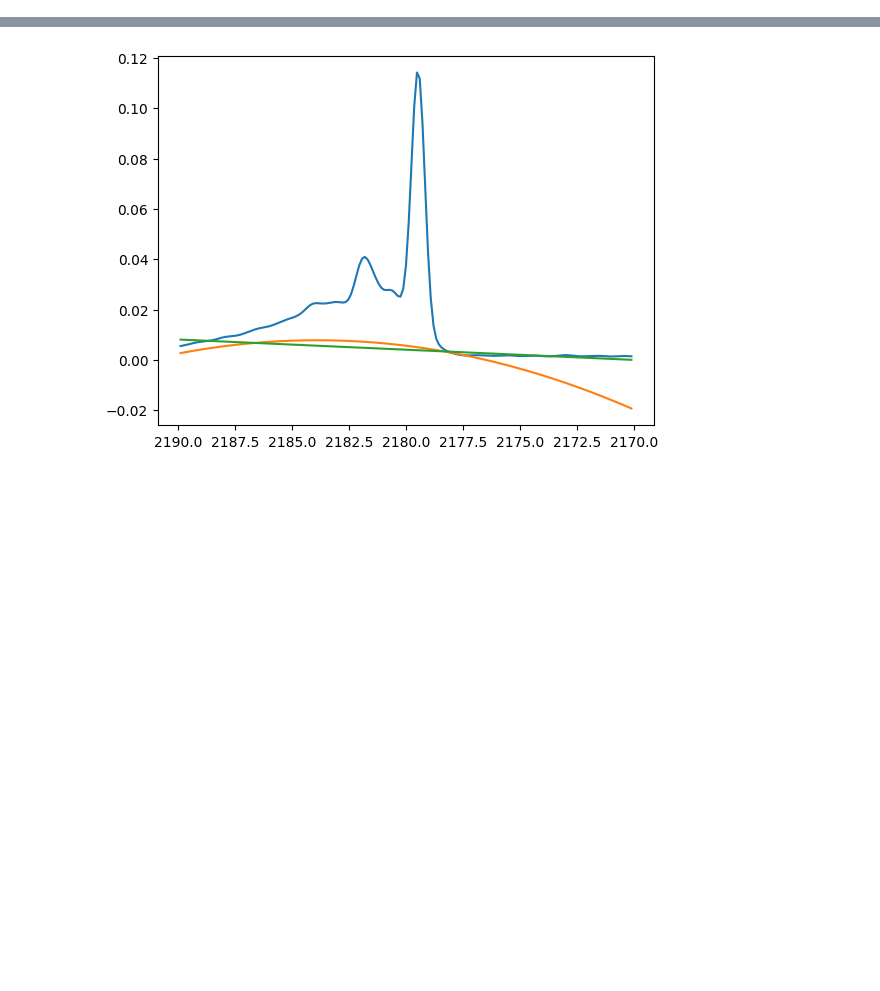
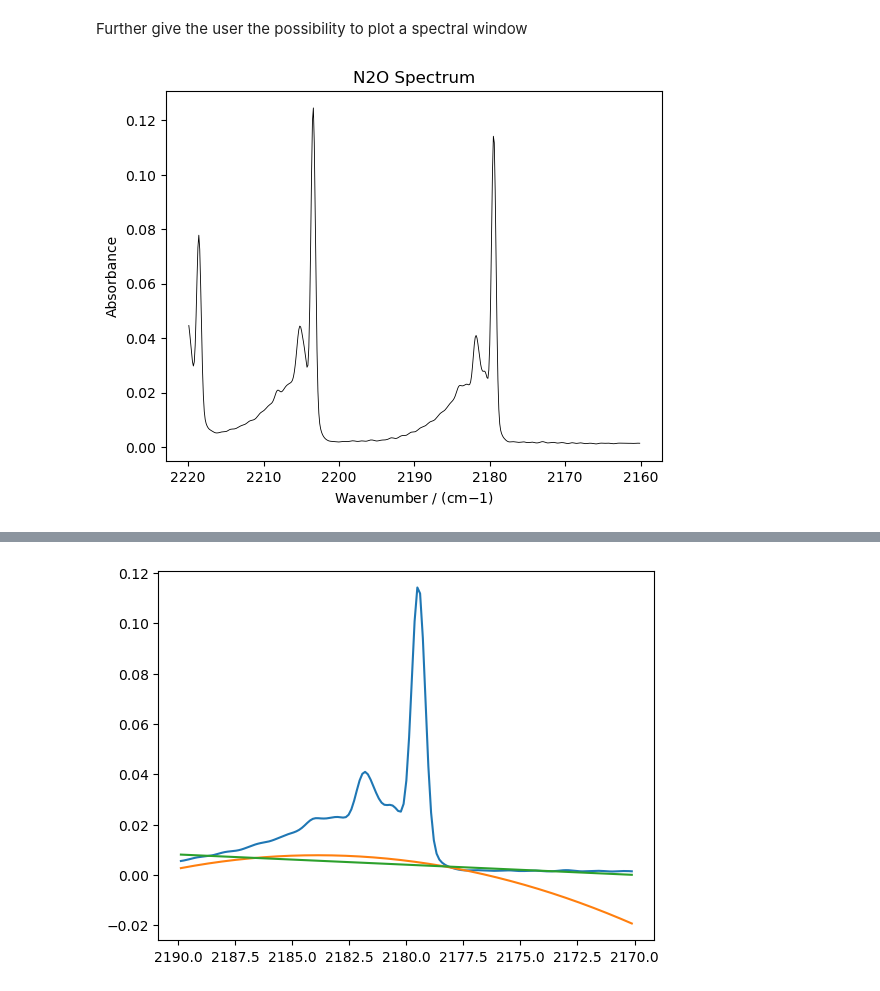
Before and after one commit to LukasMeinschad/ir_peak_int, a Jupyter notebook: spectra_test.ipynb, the cells around one changed output, grey strips where cells are left out. Saved outputs shown, nothing was run; the diff lists cells and outputs as text; code cells hidden in the pictures; blank space fills up the shorter version.

```diff
--- a/spectra_test.ipynb
+++ b/spectra_test.ipynb
@@ -116,0 +19,32 @@ plt.show()
+# %% [markdown]
+Further give the user the possibility to plot a spectral window
+# %%
+def plot_spectral_window(x,y,spectral_window,title):
+    """
+    Plots a given spectral window for the IR data
+
+    Attr:
+        x: x-data
+        y: y-data
+        spectral_window: a tuple with the spectral window
+        title: a string with the title
+
+    Returns:
+        A Plot of the Spectral Window with the selected data
+    """
+    # Select the data using the spectral window
+    mask = np.logical_and(x >= spectral_window[1], x <= spectral_window[0])
+    x_window = x[mask]
+    y_window = y[mask]
+
+    plt.plot(x_window, y_window, label="Spectral Window", color ="black",linewidth = 0.6)
+    plt.gca().invert_xaxis()
+    plt.xlabel("Wavenumber / (cm${-1}$)")
+    plt.ylabel("Absorbance")
+    plt.title(title)
+    plt.show()
+    return x_window, y_window
+
+x_window, y_window = plot_spectral_window(x,y,(2220,2160),"N2O Spectrum")
+# %% [output]
+[figure, added]
```
Also changed, not shown: parts of 14 cells of this notebook, 3 other files.
